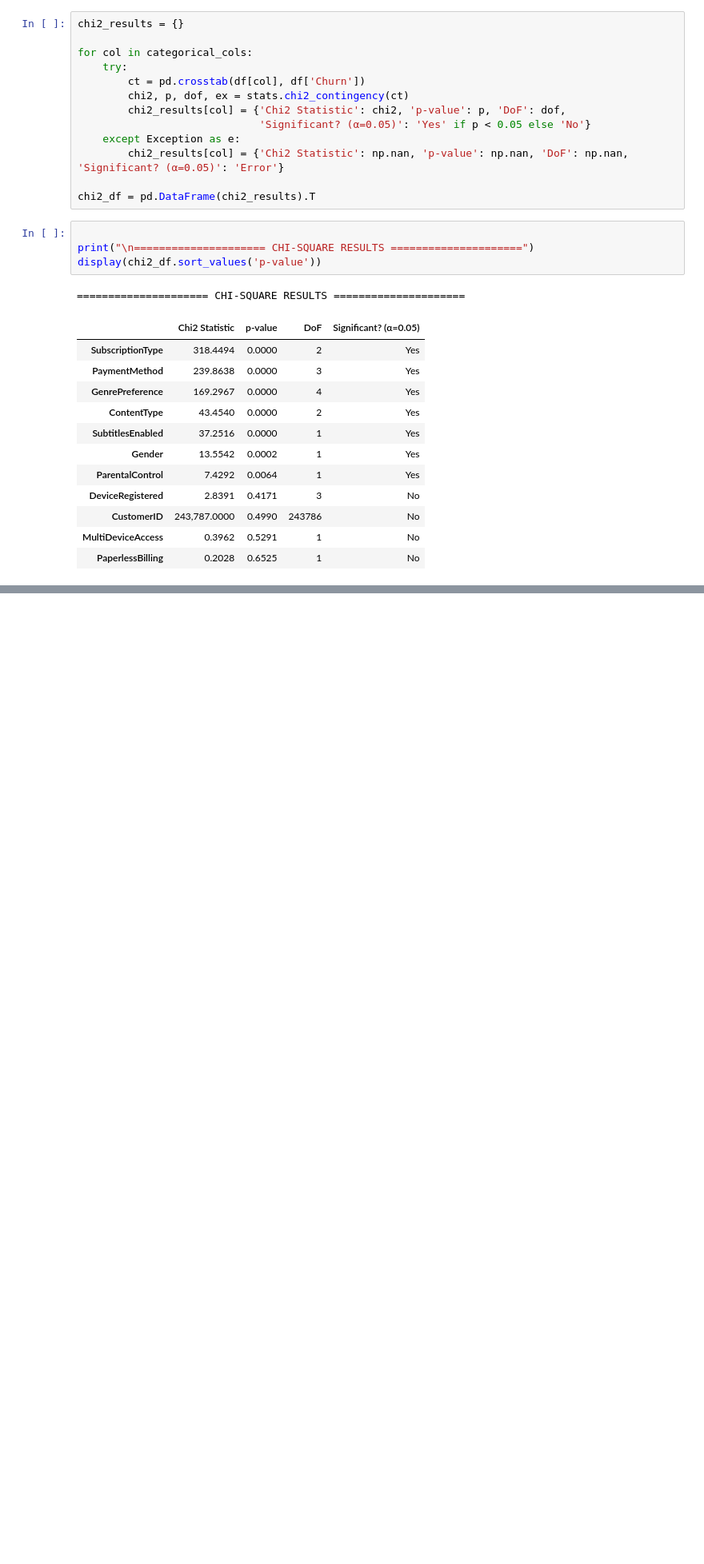
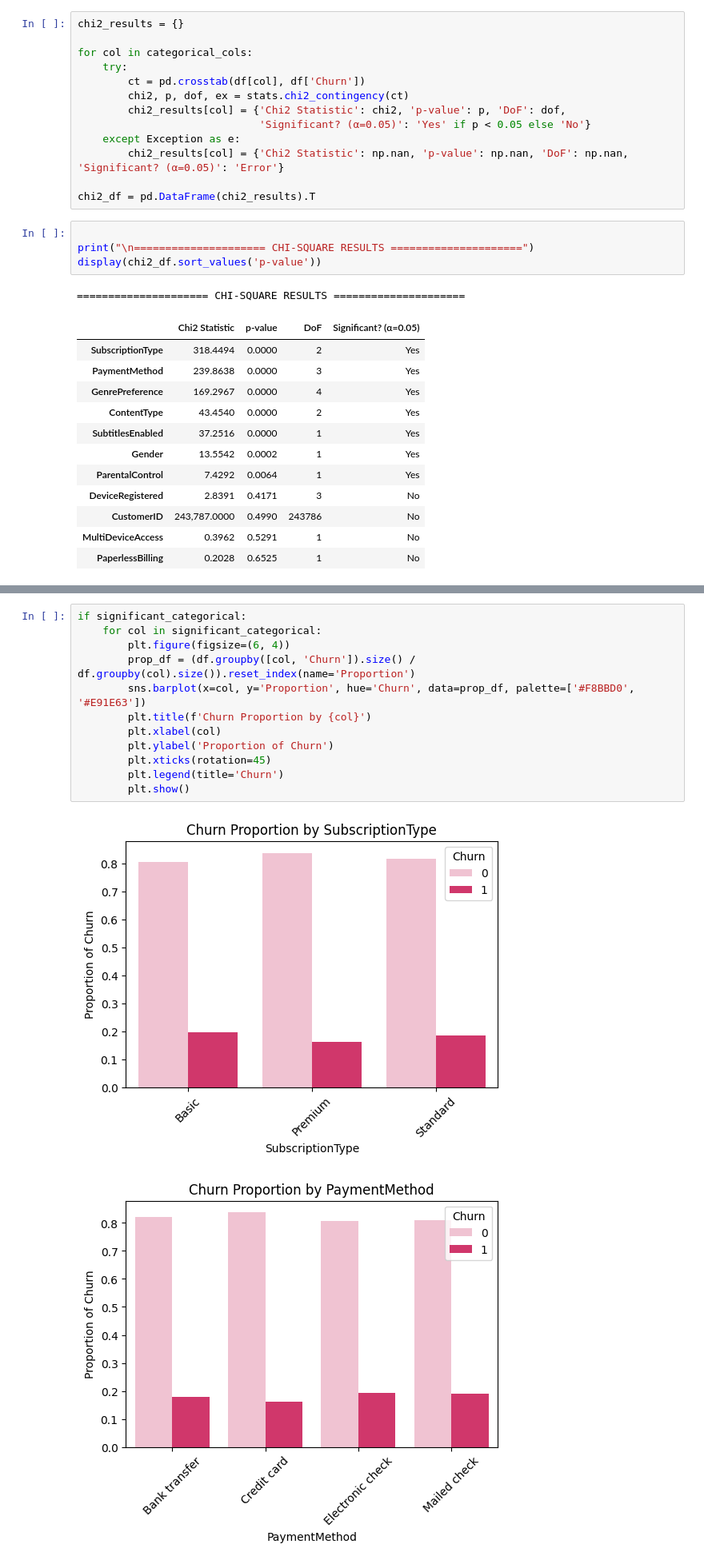
Before and after one commit to trander-25/STAT3013.Q12_Group04, a Jupyter notebook: descriptive-and-inferential-statistics/inferential-statistics.ipynb, the cells around one changed output, grey strips where cells are left out. Shown: that part at 80% size. Drawn from its saved outputs; the diff is of its cells as text; blank space fills up the shorter version.

```diff
--- a/descriptive-and-inferential-statistics/inferential-statistics.ipynb
+++ b/descriptive-and-inferential-statistics/inferential-statistics.ipynb
@@ -311,0 +252,15 @@ else:
+# %%
+if significant_categorical:
+    for col in significant_categorical:
+        plt.figure(figsize=(6, 4))
+        prop_df = (df.groupby([col, 'Churn']).size() / df.groupby(col).size()).reset_index(name='Proportion')
+        sns.barplot(x=col, y='Proportion', hue='Churn', data=prop_df, palette=['#F8BBD0', '#E91E63'])
+        plt.title(f'Churn Proportion by {col}')
+        plt.xlabel(col)
+        plt.ylabel('Proportion of Churn')
+        plt.xticks(rotation=45)
+        plt.legend(title='Churn')
+        plt.show()
+# %% [output]
+[figure, added]
+[figure, added]
```
Also changed, not shown: parts of 9 cells of this notebook.
